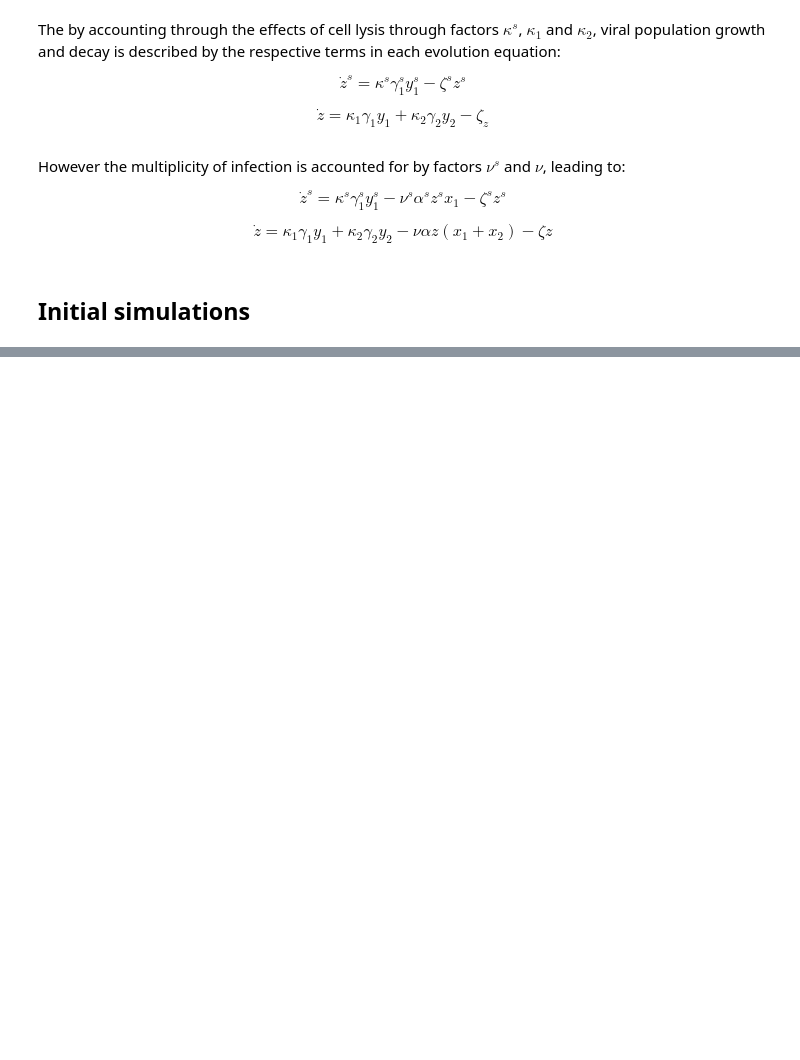
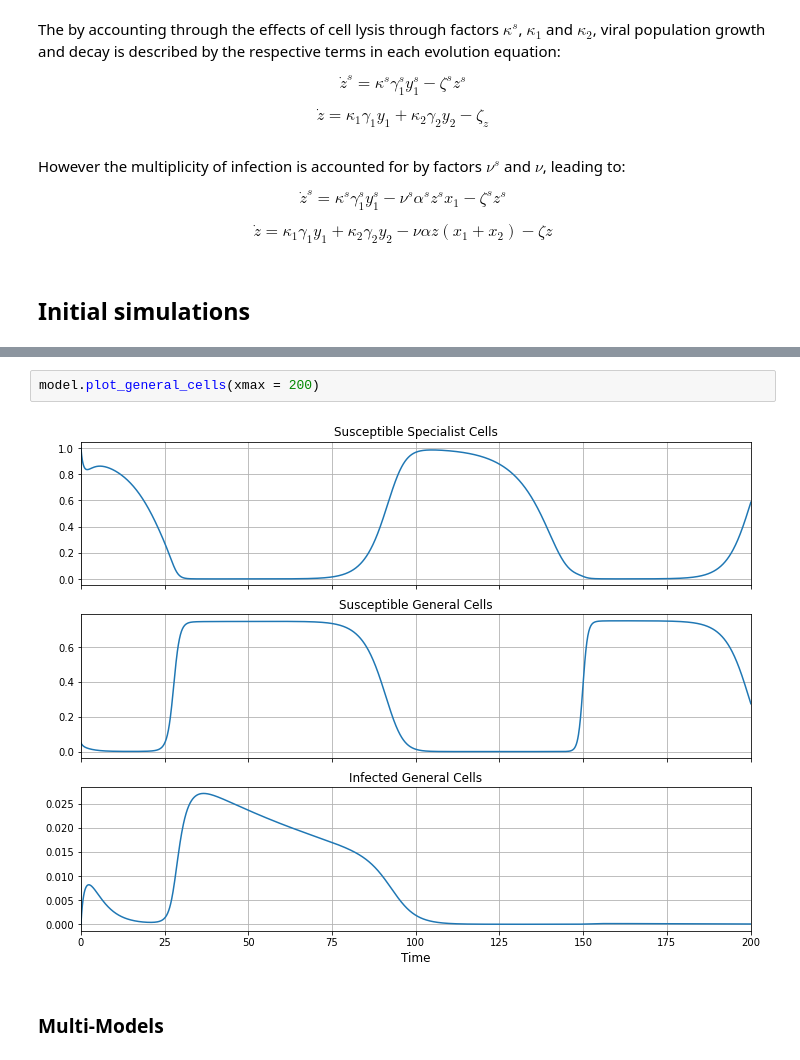
Before and after one commit to PeteDockrill/HostVirusSolver, a Jupyter notebook: ModellingImmuneDynamics.ipynb, the cells around one changed output, grey strips where cells are left out. Drawn from its saved outputs; the diff is of its cells as text; blank space fills up the shorter version.

```diff
--- a/ModellingImmuneDynamics.ipynb
+++ b/ModellingImmuneDynamics.ipynb
@@ -71,0 +108,6 @@ ModuleNotFoundError: No module named 'Model'
+# %%
+model.plot_general_cells(xmax = 200)
+# %% [output]
+[figure, added]
+# %% [markdown]
+### Multi-Models
```
Also changed, not shown: parts of 6 cells of this notebook, 3 other files.
